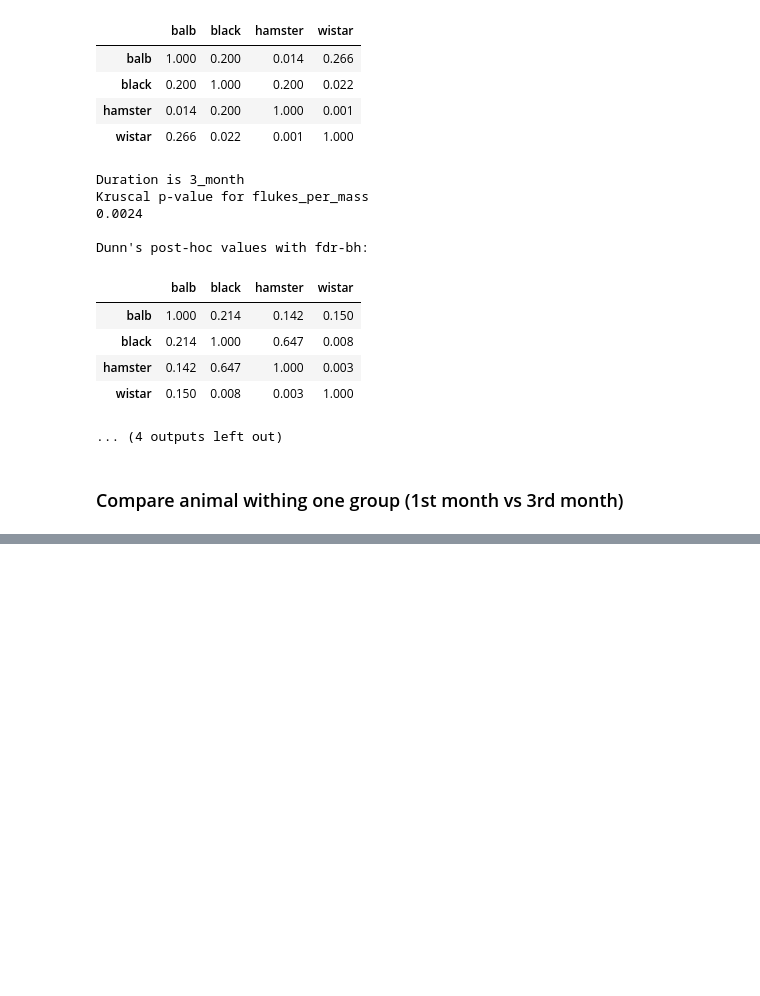
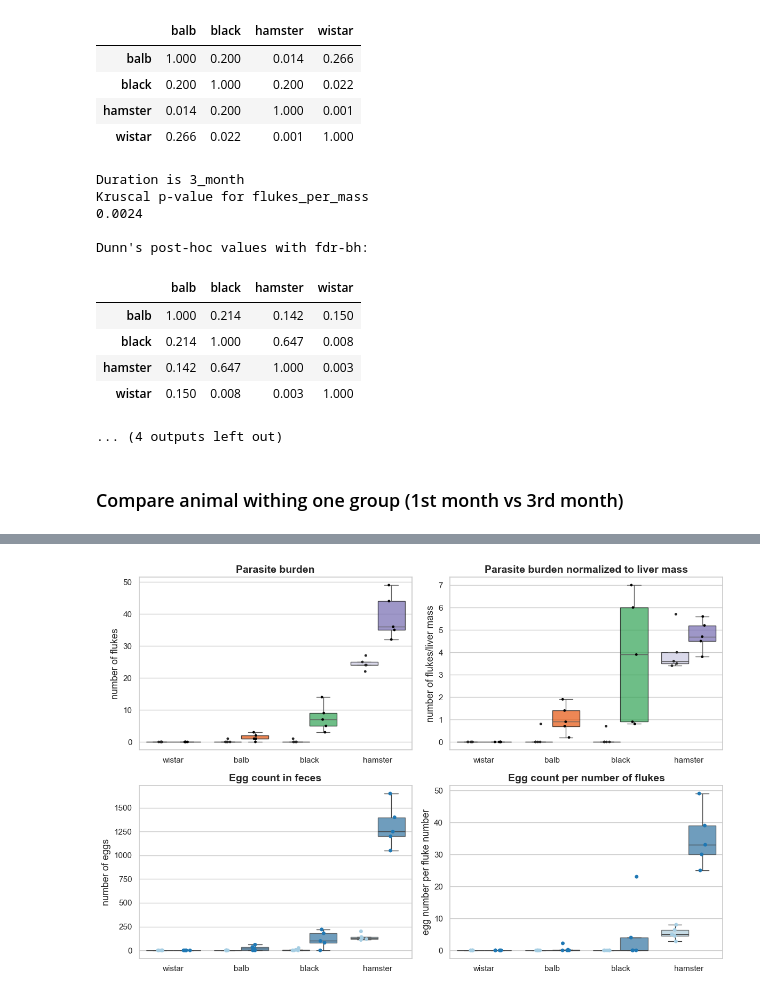
Before and after one commit to YarikKa2/Four_host_species_OF, a Jupyter notebook: Code/data_analysis.ipynb, the cells around one changed output, grey strips where cells are left out. Cells and saved outputs as stored; diff of their text form; code cells hidden in the pictures; blank space fills up the shorter version.

Commit message:
boxplots are colored right

```diff
--- a/Code/data_analysis.ipynb
+++ b/Code/data_analysis.ipynb
@@ -238,3 +314,83 @@ for animal in [wistar, balb, black, hamster]:
+# %%
+titles = ['Parasite burden', 'Parasite burden normalized to liver mass',
+          'Egg count in feces', 'Egg count per number of flukes']
+
+mesure_lst =['number of flukes', 'number of flukes/liver mass',
+             'number of eggs', 'egg number per fluke number']
+
+
+
+
+
+group_order = ["wistar", "balb", "black", "hamster"]
+time_order = ["1_month", "3_month"]
+
+# Colors: first and second color correspond to 1 month and 3 months
+pair_colors = {
+    "wistar":  ["#9ecae1", "#3182bd"],
+    "balb":    ["#fdae6b", "#e6550d"],
+    "black":   ["#a1d99b", "#31a354"],
+    "hamster": ["#cbc9e2", "#756bb1"],
+}
+
+# Seaborn requires keys matching the hue values
+timepoint_palette = {
+    "1_month": "#cccccc",
+    "3_month": "#999999"
+}
+
+
+
+
+
+fig, ax = plt.subplots(2, 2, figsize=(12, 8))
+
+
+for index, column in enumerate(fluke_data.columns[2:]):
+
+    current_ax = ax[index // 2, index % 2]
+
+    if index < 2:
+        sns.boxplot(data=fluke_data, x='animal_group', y=column,
+                    hue='timepoint', order=group_order, hue_order=time_order,
+                    palette=timepoint_palette, ax=ax[0, index], showfliers=False,
+                    boxprops={'alpha':0.7}, legend=False)
+        recolor_boxes_by_position(
+            current_ax,
+            group_order,
+            pair_colors
+                            )
+
+
+        sns.stripplot(data=fluke_data, x='animal_group', y=column,
+                      ax=ax[0, index], hue='timepoint',
+                      palette='dark:black', dodge=True, legend=False, size=3.5)
+
+        ax[0, index].set_title(titles[index], fontsize=14, fontweight='bold')
+        ax[0, index].set_xlabel('')
+        ax[0, index].set_ylabel(mesure_lst[index], fontsize=13)
+
+
+
+
+    else:
+        sns.boxplot(data=fluke_data, x='animal_group', y=column,
+                        hue='timepoint', palette='Paired',
+                        ax=ax[1, index-2], showfliers=False,
+                        boxprops={'alpha':0.7}, legend=False)
+
+        sns.stripplot(data=fluke_data, x='animal_group', y=column,
+                      ax=ax[1, index-2], hue='timepoint',
+                      palette='Paired', dodge=True, legend=False)
+
+
+        ax[1, index-2].set_title(titles[index], fontsize=14, fontweight='bold')
+        ax[1, index-2].set_xlabel('')
+        ax[1, index-2].set_ylabel(mesure_lst[index], fontsize=13)
+
+fig.tight_layout()
+# %% [output]
+[figure, added]
 # %%
 liver_data = pd.read_excel(path + 'data_four_species.xlsx',
                            sheet_name='liver_data').drop('ID', axis=1)
```
Also changed, not shown: parts of 7 cells of this notebook, 1 other file.
